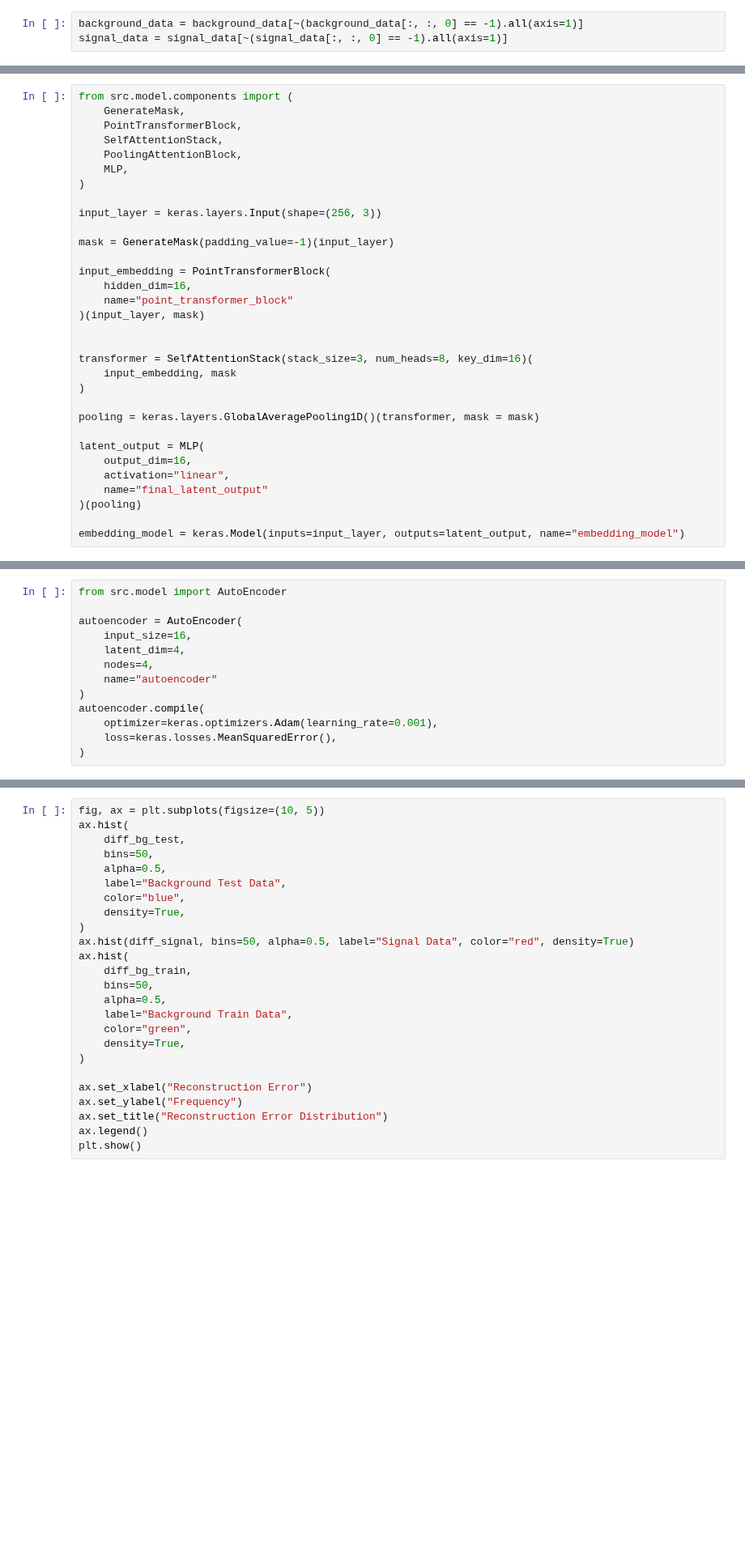
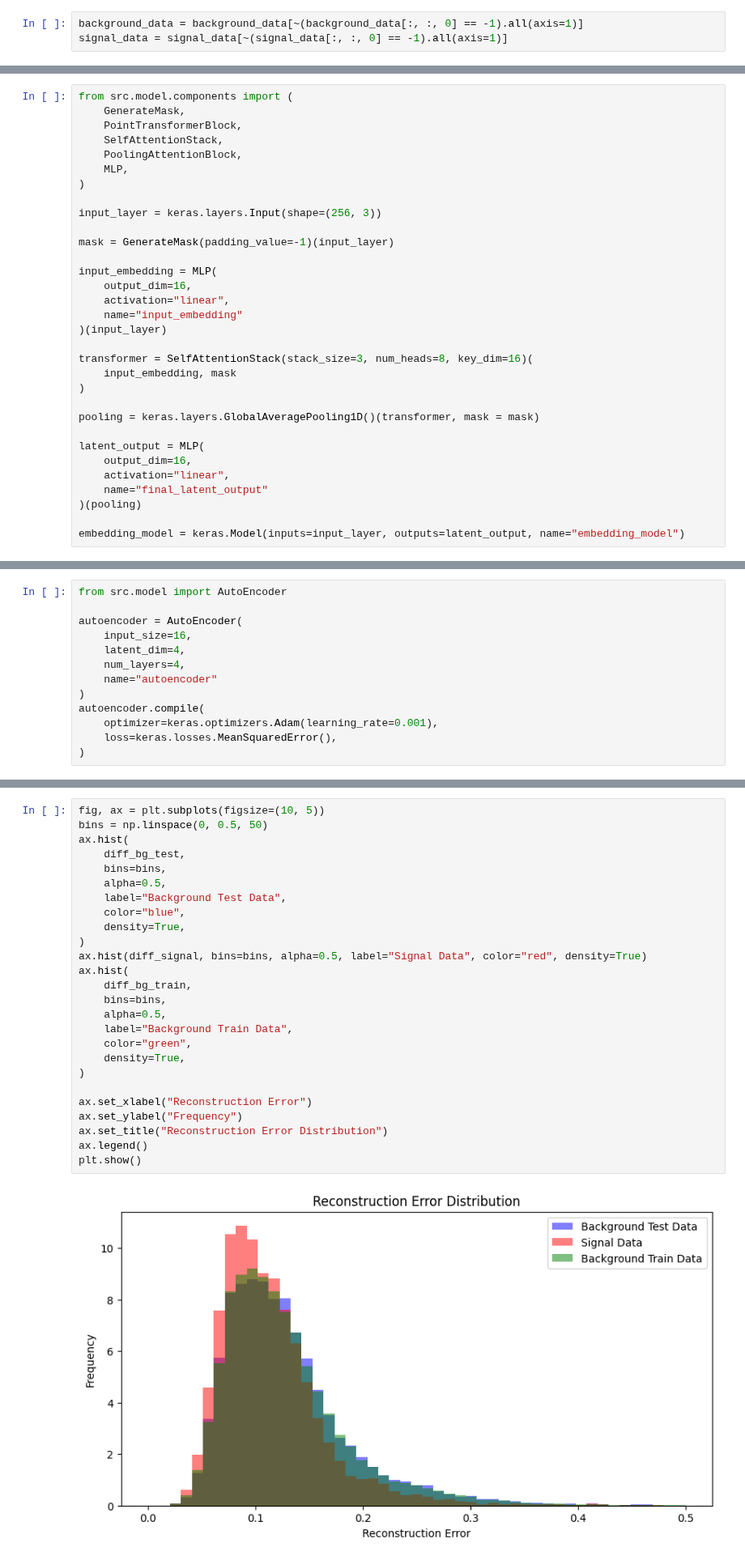
Before and after one commit to makoeppel/mu3e_gnn_trigger, a Jupyter notebook: pca_trigger.ipynb, the cells around one changed output, grey strips where cells are left out. Shown at 81% size. Cells and saved outputs as stored; diff of their text form; blank space fills up the shorter version.

Commit message:
adjusted embedding architecture and included VAE

```diff
--- a/pca_trigger.ipynb
+++ b/pca_trigger.ipynb
@@ -47,11 +47,11 @@ input_layer = keras.layers.Input(shape=(256, 3))
 
 mask = GenerateMask(padding_value=-1)(input_layer)
 
-input_embedding = PointTransformerBlock(
-    hidden_dim=16,
-    name="point_transformer_block"
-)(input_layer, mask)
-
+input_embedding = MLP(
+    output_dim=16,
+    activation="linear",
+    name="input_embedding"
+)(input_layer)
 
 transformer = SelfAttentionStack(stack_size=3, num_heads=8, key_dim=16)(
     input_embedding, mask
@@ -219,7 +289,7 @@ from src.model import AutoEncoder
 autoencoder = AutoEncoder(
     input_size=16,
     latent_dim=4,
-    nodes=4,
+    num_layers=4,
     name="autoencoder"
 )
 autoencoder.compile(
@@ -273,25 +458,28 @@ autoencoder.evaluate(
 # %%
 fig, ax = plt.subplots(figsize=(10, 5))
+bins = np.linspace(0, 0.5, 50)
 ax.hist(
     diff_bg_test,
-    bins=50,
+    bins=bins,
     alpha=0.5,
     label="Background Test Data",
     color="blue",
     density=True,
 )
-ax.hist(diff_signal, bins=50, alpha=0.5, label="Signal Data", color="red", density=True)
+ax.hist(diff_signal, bins=bins, alpha=0.5, label="Signal Data", color="red", density=True)
 ax.hist(
     diff_bg_train,
-    bins=50,
+    bins=bins,
     alpha=0.5,
     label="Background Train Data",
     color="green",
     density=True,
 )
 
 ax.set_xlabel("Reconstruction Error")
 ax.set_ylabel("Frequency")
 ax.set_title("Reconstruction Error Distribution")
 ax.legend()
 plt.show()
+# %% [output]
+[figure, added]
```
Also changed, not shown: parts of 26 cells of this notebook, 9 other files.
